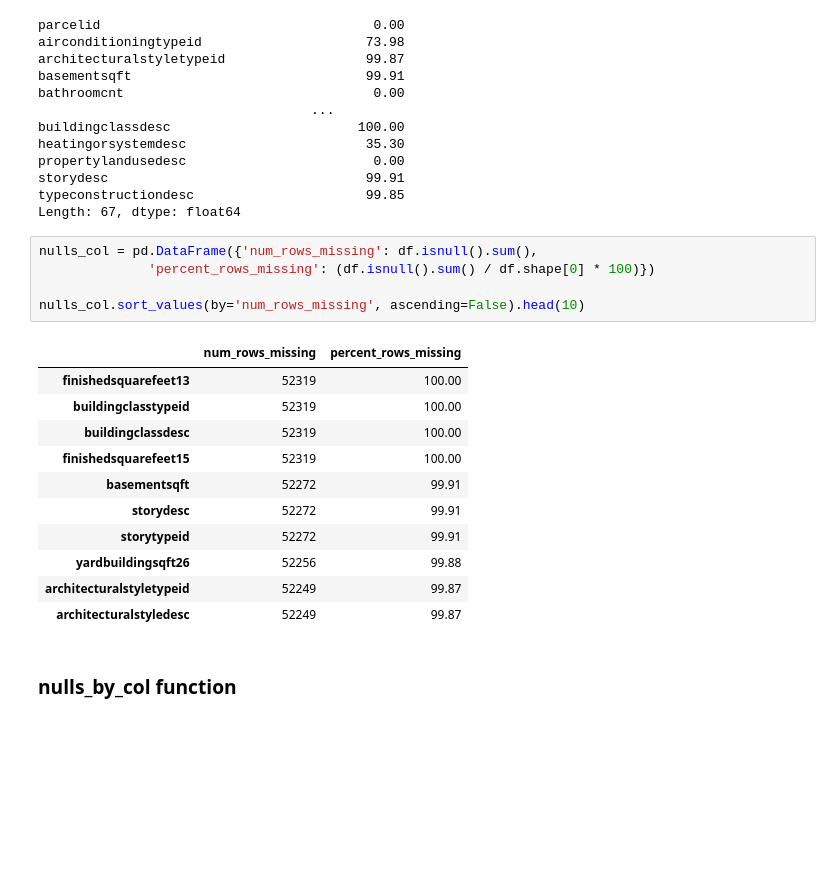
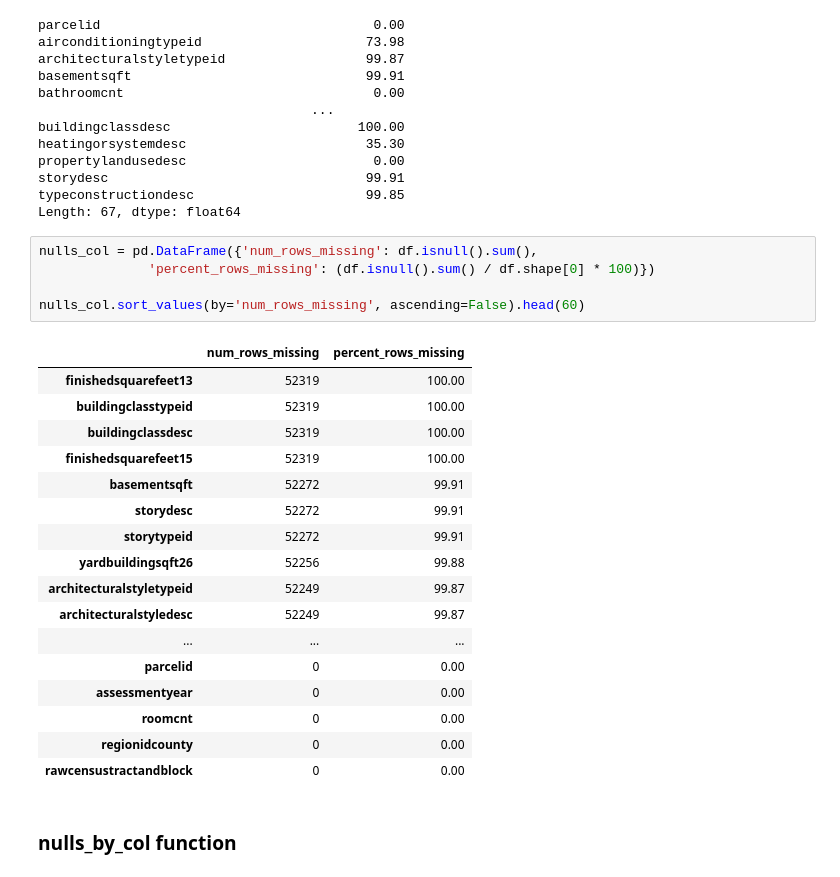
Before and after one commit to tim-keriazes/clustering_exercises, a Jupyter notebook: clustering_exercises_wrangle.ipynb, the cells around one changed output. Cells and saved outputs as stored; diff of their text form; blank space fills up the shorter version.

```diff
--- a/clustering_exercises_wrangle.ipynb
+++ b/clustering_exercises_wrangle.ipynb
@@ -213,20 +214,26 @@ Length: 67, dtype: float64
 # %%
 nulls_col = pd.DataFrame({'num_rows_missing': df.isnull().sum(),
               'percent_rows_missing': (df.isnull().sum() / df.shape[0] * 100)})
 
-nulls_col.sort_values(by='num_rows_missing', ascending=False).head(10)
+nulls_col.sort_values(by='num_rows_missing', ascending=False).head(60)
 # %% [output]
 |  | num_rows_missing | percent_rows_missing |
 | finishedsquarefeet13 | 52319 | 100.00 |
 | buildingclasstypeid | 52319 | 100.00 |
 | buildingclassdesc | 52319 | 100.00 |
 | finishedsquarefeet15 | 52319 | 100.00 |
 | basementsqft | 52272 | 99.91 |
 | storydesc | 52272 | 99.91 |
 | storytypeid | 52272 | 99.91 |
 | yardbuildingsqft26 | 52256 | 99.88 |
 | architecturalstyletypeid | 52249 | 99.87 |
 | architecturalstyledesc | 52249 | 99.87 |
+| ... | ... | ... |
+| parcelid | 0 | 0.00 |
+| assessmentyear | 0 | 0.00 |
+| roomcnt | 0 | 0.00 |
+| regionidcounty | 0 | 0.00 |
+| rawcensustractandblock | 0 | 0.00 |
 # %% [markdown]
 ### nulls_by_col function
 # %%
```
Also changed, not shown: parts of 23 cells of this notebook.
